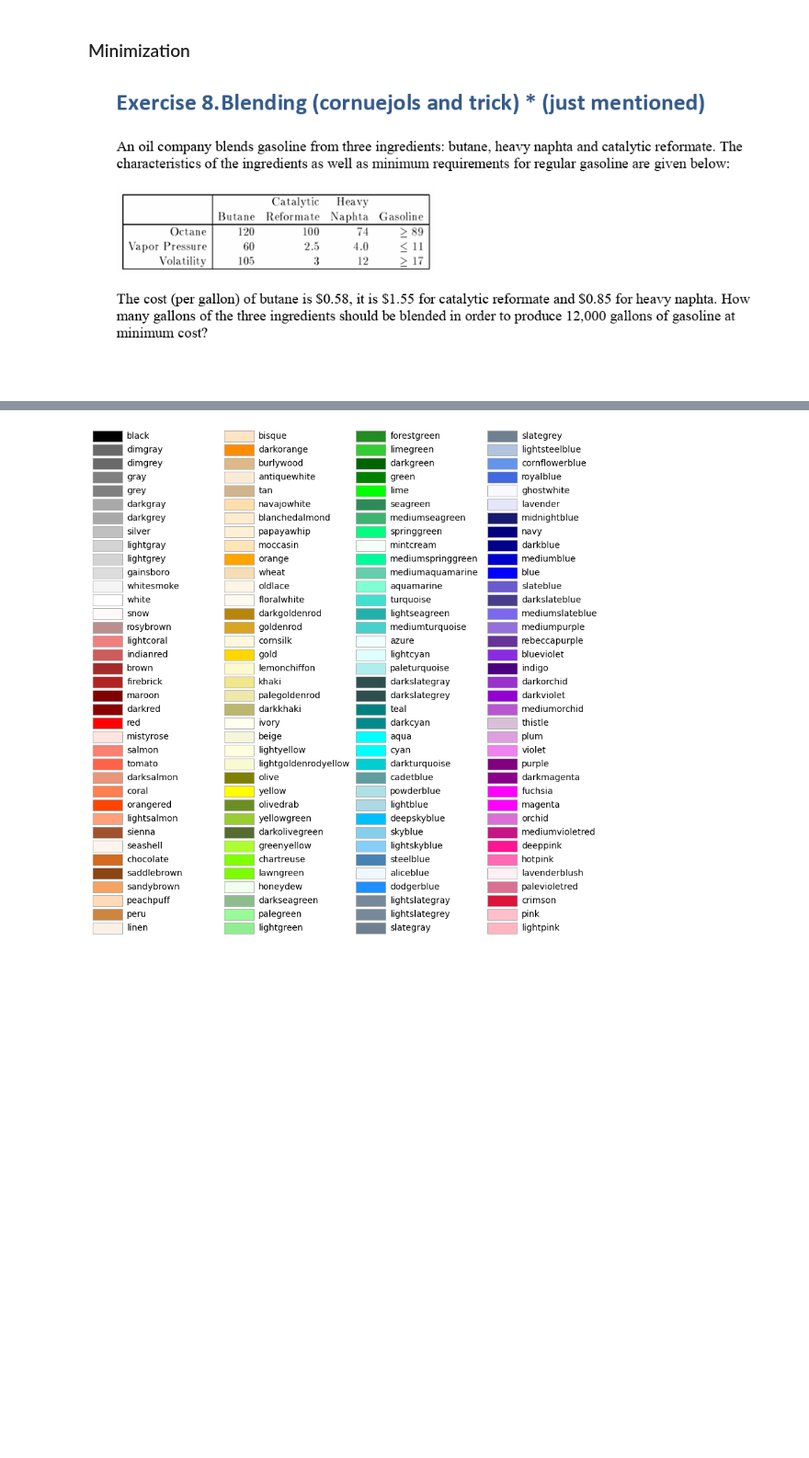
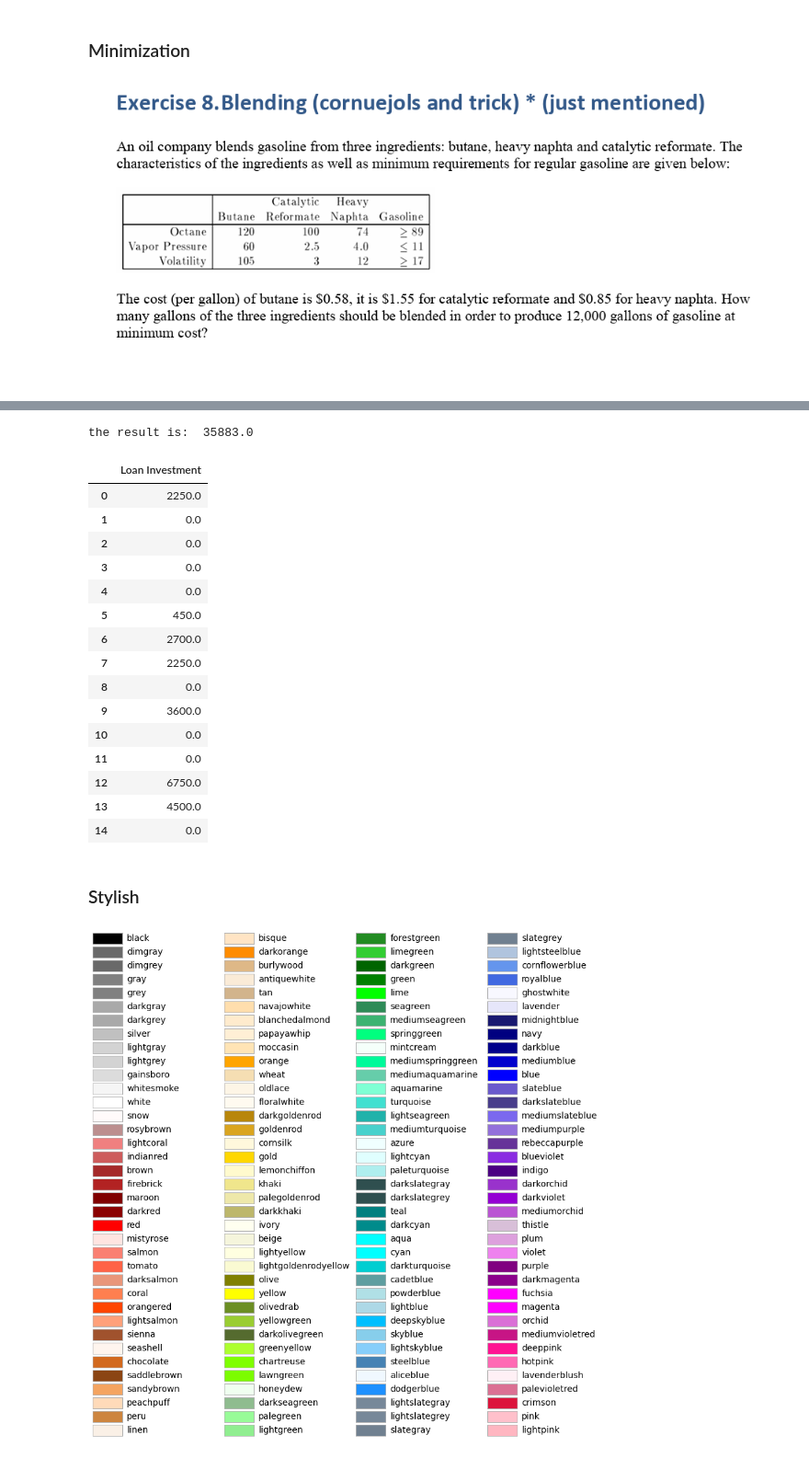
Before and after one commit to Jhonnatan7br/Business-Optmization, a Jupyter notebook: Optimization.ipynb, the cells around one changed output, grey strips where cells are left out. Shown at 92% size. Drawn from its saved outputs; the diff is of its cells as text; code cells hidden in the pictures; blank space fills up the shorter version.

```diff
--- a/Optimization.ipynb
+++ b/Optimization.ipynb
@@ -287,3 +293,82 @@ result
+# %%
+from scipy.optimize import linprog
+import pandas as pd
+import numpy as np
+
+# Define the coefficients of the objective function
+# Objective function: Minimize cost = production_cost + transport_cost
+# Production costs for each plant
+production_costs = [2, 1, 1.8]
+
+# Transport costs from plants to wholesalers
+transport_costs = [
+    [0.05, 0.07, 0.11, 0.15, 0.16],
+    [0.08, 0.06, 0.10, 0.12, 0.15],
+    [0.10, 0.09, 0.09, 0.10, 0.16]
+]
+
+# Combine production and transport costs into a single coefficient matrix
+C = [production_costs[i] + transport_costs[i][j] for i in range(3) for j in range(5)]
+
+# Define the inequality constraints matrix (supply constraints)
+# Each plant can supply a maximum of its production capacity
+A_supply = [
+    [1 if j // 5 == i else 0 for j in range(15)]
+    for i in range(3)
+]
+
+# Define the inequality constraints vector (supply constraints)
+b_supply = [4500, 9000, 11250]
+
+# Define the equality constraints matrix (demand constraints)
+# Each wholesaler must receive exactly its forecasted demand
+A_demand = [
+    [1 if j % 5 == i else 0 for j in range(15)]
+    for i in range(5)
+]
+
+# Define the equality constraints vector (demand constraints)
+b_demand = [2700, 2700, 9000, 4500, 3600]
+
+# Define the bounds for each decision variable (non-negativity constraints)
+x_bounds = [(0, None) for _ in range(15)]
+
+# Combine the supply and demand constraints
+A_eq = A_demand
+b_eq = b_demand
+A_ub = A_supply
+b_ub = b_supply
+
+# Solve the linear programming problem
+result = linprog(C, A_ub=A_ub, b_ub=b_ub, A_eq=A_eq, b_eq=b_eq, bounds=x_bounds, method='highs')
+
+result_x = result.x if result.success else None
+result_x, result.fun if result.success else None, result.success
+print("the result is: ",result.fun)
+
+result1 = np.array(result.x)
+result1 = pd.DataFrame(result1, columns=['Loan Investment'])
+result1
+# %% [output]
+the result is:  35883.0
+|  | Loan Investment |
+| 0 | 2250.0 |
+| 1 | 0.0 |
+| 2 | 0.0 |
+| 3 | 0.0 |
+| 4 | 0.0 |
+| 5 | 450.0 |
+| 6 | 2700.0 |
+| 7 | 2250.0 |
+| 8 | 0.0 |
+| 9 | 3600.0 |
+| 10 | 0.0 |
+| 11 | 0.0 |
+| 12 | 6750.0 |
+| 13 | 4500.0 |
+| 14 | 0.0 |
+# %% [markdown]
+### Stylish
 # %%
 """Stylish for graphs"""
 
```
Also changed, not shown: parts of 2 cells of this notebook.
